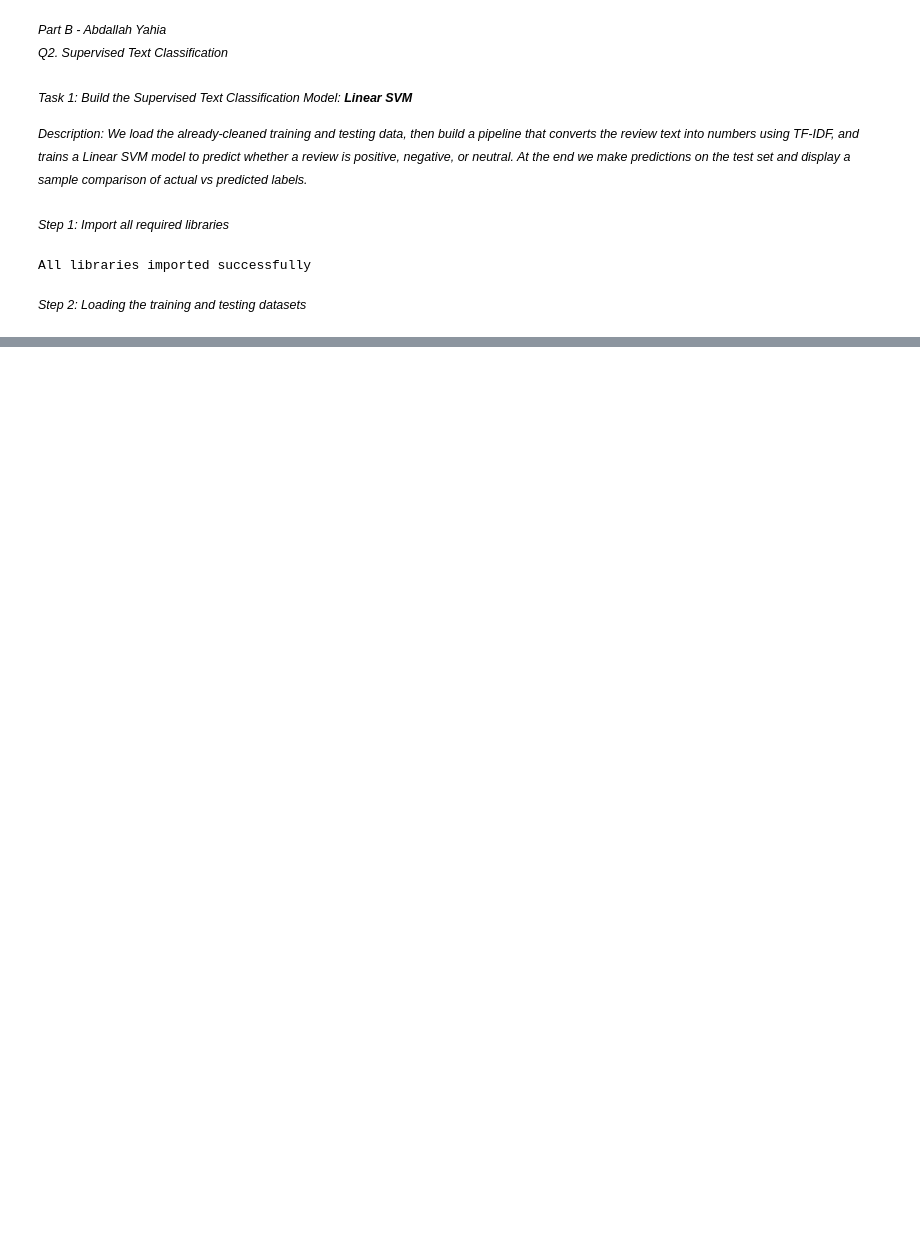
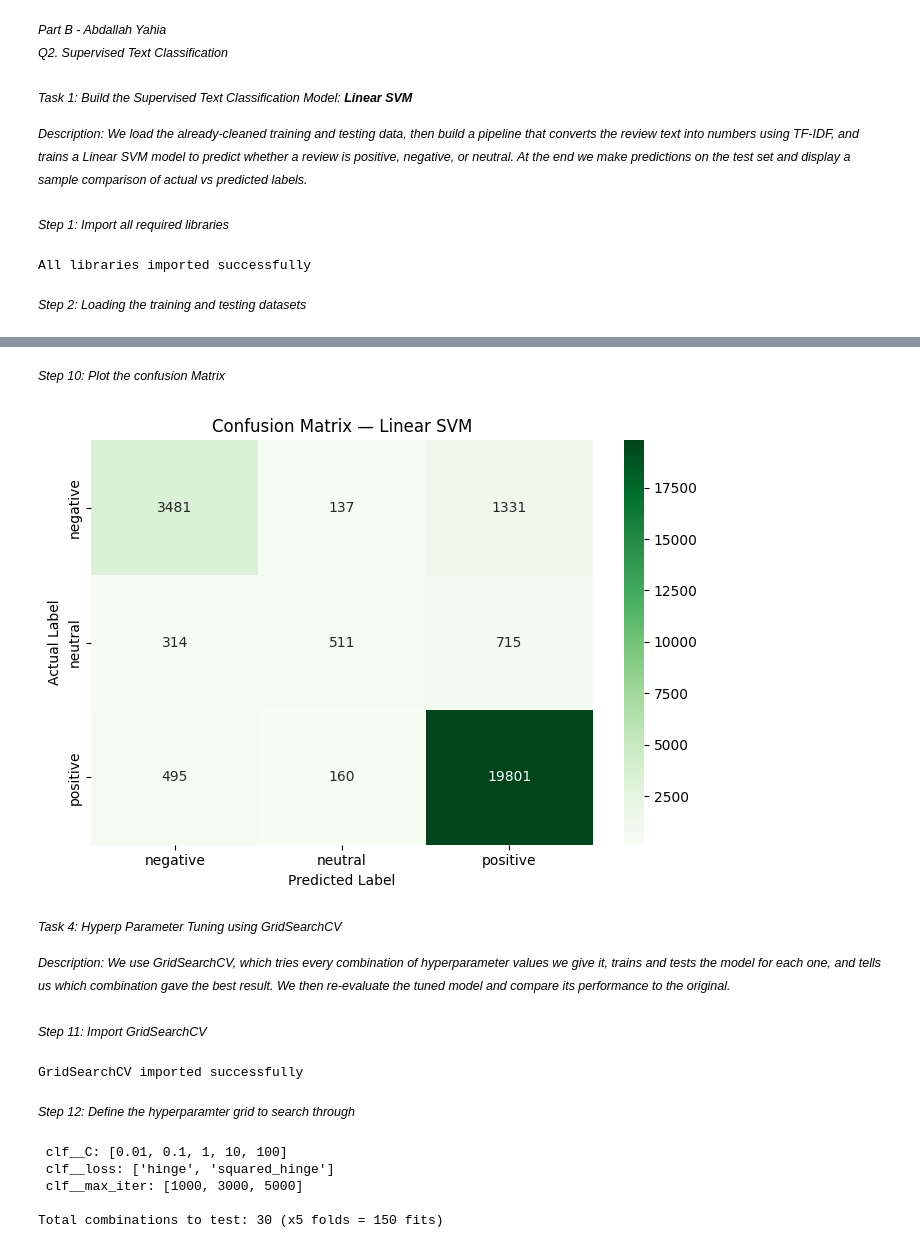
Before and after one commit to faiyaadmahabub-hash/Text-Analytics-NLP-Project-CT107, a Jupyter notebook: Notebooks/Abdallah_PartB.ipynb, the cells around one changed output, grey strips where cells are left out. Saved outputs shown, nothing was run; the diff lists cells and outputs as text; code cells hidden in the pictures; blank space fills up the shorter version.

```diff
--- a/Notebooks/Abdallah_PartB.ipynb
+++ b/Notebooks/Abdallah_PartB.ipynb
@@ -42,0 +93,7 @@ FileNotFoundError: [Errno 2] No such file or directory: 'Data/train_set.csv'
+# %%
+print("Training the Linear SVM model...")
+
+# fit the pipeline on the training data — this trains the model
+pipeline.fit(X_train, y_train)
+
+print("Model training complete")
@@ -42,0 +105,13 @@ FileNotFoundError: [Errno 2] No such file or directory: 'Data/train_set.csv'
+# %%
+# use the trained pipeline to predict sentiments on the test set
+y_pred = pipeline.predict(X_test)
+
+# build a comparison table of the review text, actual label, and predicted label
+results_df = pd.DataFrame({
+    'Review': X_test.values,
+    'Actual': y_test.values,
+    'Predicted': y_pred
+})
+
+print("--- Sample Predictions (first 10 rows) ---")
+print(results_df.head(10).to_string(index=False))
@@ -42,0 +182,56 @@ FileNotFoundError: [Errno 2] No such file or directory: 'Data/train_set.csv'
+# %% [markdown]
+*<small>Step 10: Plot the confusion Matrix</small>*
+# %%
+# build the confusion matrix from actual vs predicted labels
+labels = ['negative', 'neutral', 'positive']
+cm = confusion_matrix(y_test, y_pred, labels=labels)
+
+# plot the confusion matrix as a colour heatmap
+plt.figure(figsize=(7, 5))
+sns.heatmap(cm, annot=True, fmt='d', cmap='Greens',
+            xticklabels=labels, yticklabels=labels)
+
+# add axis labels and a title to make the chart readable
+plt.title('Confusion Matrix — Linear SVM')
+plt.xlabel('Predicted Label')
+plt.ylabel('Actual Label')
+plt.tight_layout()
+plt.show()
+# %% [output]
+[figure, added]
+# %% [markdown]
+*<small>Task 4: Hyperp Parameter Tuning using GridSearchCV</small>*
+
+*<small>Description: We use GridSearchCV, which tries every combination of hyperparameter values we give it, trains and tests the model for each one, and tells us which combination gave the best result. We then re-evaluate the tuned model and compare its performance to the original.<small>*
+# %% [markdown]
+*<small>Step 11: Import GridSearchCV</small>*
+# %%
+# import GridSearchCV to automatically search for the best hyperparameter combination
+from sklearn.model_selection import GridSearchCV
+
+print("GridSearchCV imported successfully")
+# %% [output]
+GridSearchCV imported successfully
+# %% [markdown]
+*<small>Step 12: Define the hyperparamter grid to search through</small>*
+# %%
+# define the hyperparameter values to try — 'clf__' prefix targets the
+# LinearSVC step in the pipeline
+param_grid = {
+    'clf__C': [0.01, 0.1, 1, 10, 100],
+    'clf__loss': ['hinge', 'squared_hinge'],
+    'clf__max_iter': [1000, 3000, 5000]
+}
+
+# print a summary of the grid so we know what will be tested
+total = 1
+for key, values in param_grid.items():
+    total *= len(values)
+    print(f" {key}: {values}")
+print(f"\nTotal combinations to test: {total} (x5 folds = {total*5} fits)")
+# %% [output]
+ clf__C: [0.01, 0.1, 1, 10, 100]
+ clf__loss: ['hinge', 'squared_hinge']
+ clf__max_iter: [1000, 3000, 5000]
+
+Total combinations to test: 30 (x5 folds = 150 fits)
```
Also changed, not shown: parts of 25 cells of this notebook.
